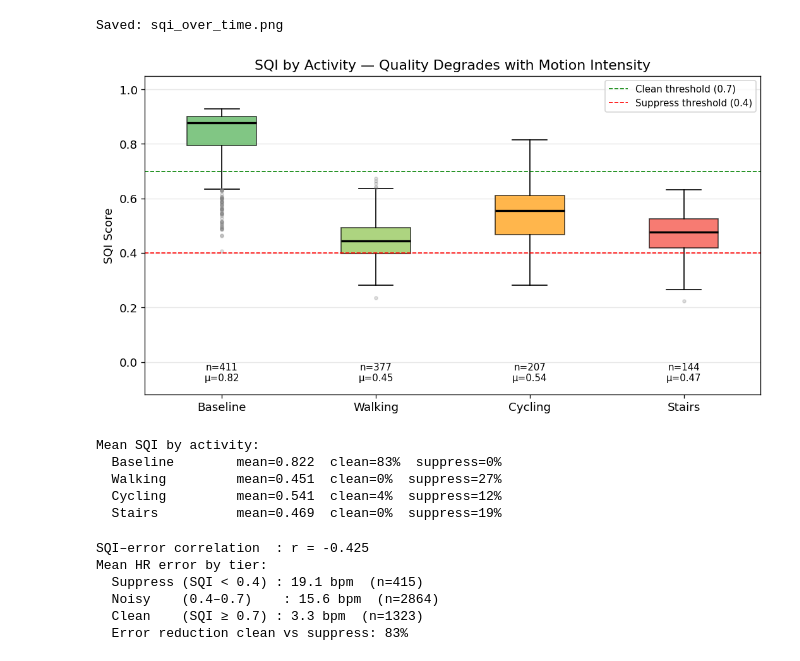
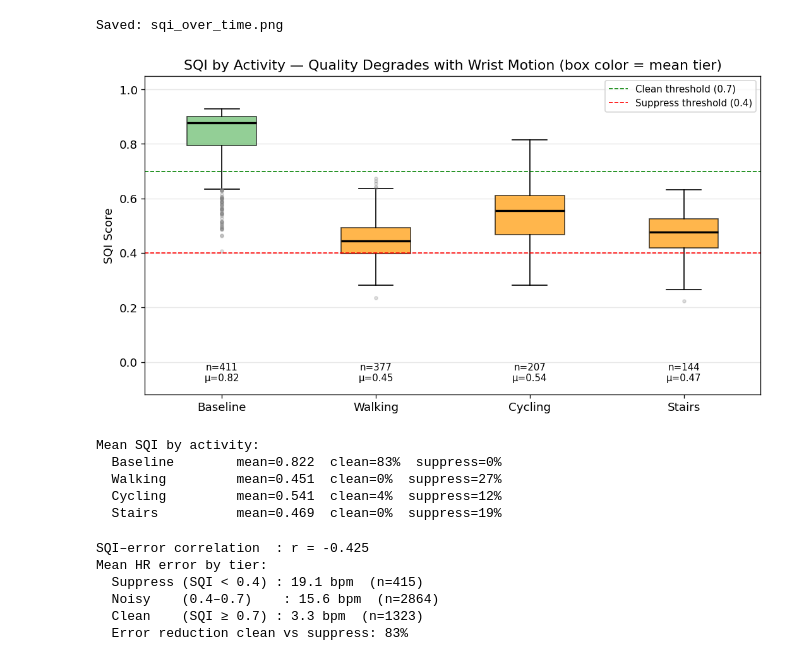
Before and after one commit to lukeengel/fort-assessment, a Jupyter notebook: sqi_demo.ipynb, the cells around one changed output. Cells and saved outputs as stored; diff of their text form; code cells hidden in the pictures.

```diff
--- a/sqi_demo.ipynb
+++ b/sqi_demo.ipynb
@@ -199,40 +204,43 @@ TARGET_ACTS = [a for a, s in zip(TARGET_ACTS, act_sqis) if len(s) > 0]
 act_sqis    = [s for s in act_sqis if len(s) > 0]
 
 fig, ax = plt.subplots(figsize=(9, 5))
-bp = ax.boxplot(act_sqis, labels=TARGET_ACTS, patch_artist=True,
+bp = ax.boxplot(act_sqis, tick_labels=TARGET_ACTS, patch_artist=True,
                 medianprops=dict(color='black', linewidth=2),
                 flierprops=dict(marker='o', markersize=3, alpha=0.25,
                                 markerfacecolor='gray', markeredgecolor='gray'))
 
-tier_colors = ['#4CAF50', '#8BC34A', '#FF9800', '#F44336'][:len(TARGET_ACTS)]
-for patch, color in zip(bp['boxes'], tier_colors):
-    patch.set_facecolor(color)
+# Color each box by the tier its MEAN actually falls in (not by list position),
+# so green/orange/red reflect real quality: clean >= 0.7, noisy 0.4-0.7, suppress < 0.4.
+def tier_color(m):
+    return '#66BB6A' if m >= CLEAN_THRESH else ('#FF9800' if m >= NOISY_THRESH else '#EF5350')
+for patch, s in zip(bp['boxes'], act_sqis):
+    patch.set_facecolor(tier_color(s.mean()))
     patch.set_alpha(0.7)
 
 ax.axhline(CLEAN_THRESH, color='green', linestyle='--', linewidth=1,
            label=f'Clean threshold ({CLEAN_THRESH})')
 ax.axhline(NOISY_THRESH, color='red', linestyle='--', linewidth=1,
            label=f'Suppress threshold ({NOISY_THRESH})')
 
 for i, (act, s) in enumerate(zip(TARGET_ACTS, act_sqis)):
     ax.text(i + 1, -0.07, f'n={len(s)}\nμ={s.mean():.2f}', ha='center', fontsize=9)
 
 ax.set_ylabel('SQI Score')
 ax.set_ylim(-0.12, 1.05)
-ax.set_title('SQI by Activity — Quality Degrades with Motion Intensity')
+ax.set_title('SQI by Activity — Quality Degrades with Wrist Motion (box color = mean tier)')
 ax.legend(fontsize=9)
 ax.grid(axis='y', alpha=0.3)
 plt.tight_layout()
 plt.savefig('sqi_by_activity.png', bbox_inches='tight')
 plt.show()
 
 print('\nMean SQI by activity:')
 for act, s in zip(TARGET_ACTS, act_sqis):
     pct_clean    = (s >= CLEAN_THRESH).mean() * 100
     pct_suppress = (s < NOISY_THRESH).mean() * 100
     print(f'  {act:<15} mean={s.mean():.3f}  clean={pct_clean:.0f}%  suppress={pct_suppress:.0f}%')
 # %% [output]
-[figure, old version]
+[figure, new version]
 Mean SQI by activity:
   Baseline        mean=0.822  clean=83%  suppress=0%
   Walking         mean=0.451  clean=0%  suppress=27%
```
Also changed, not shown: parts of 12 cells of this notebook, 6 other files.
